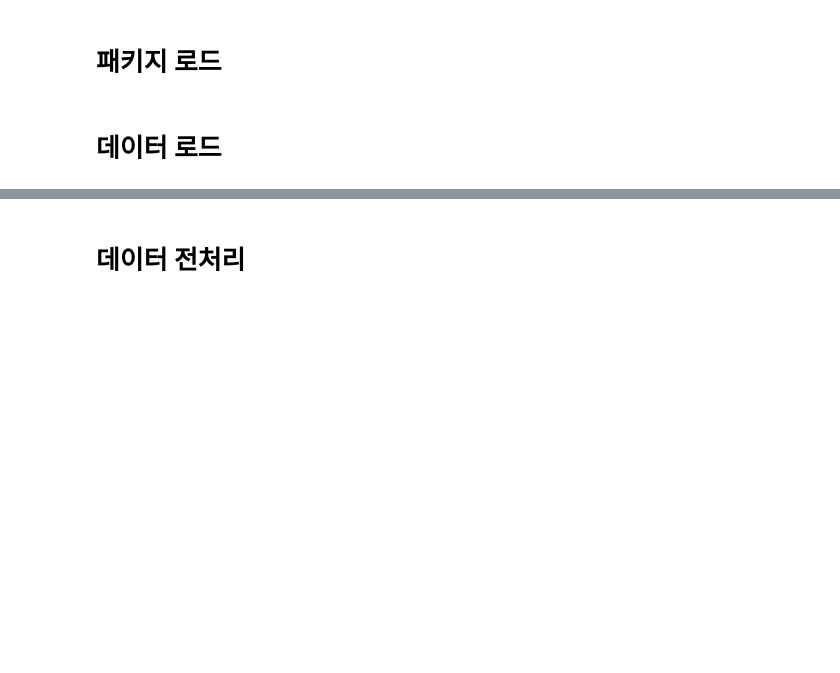
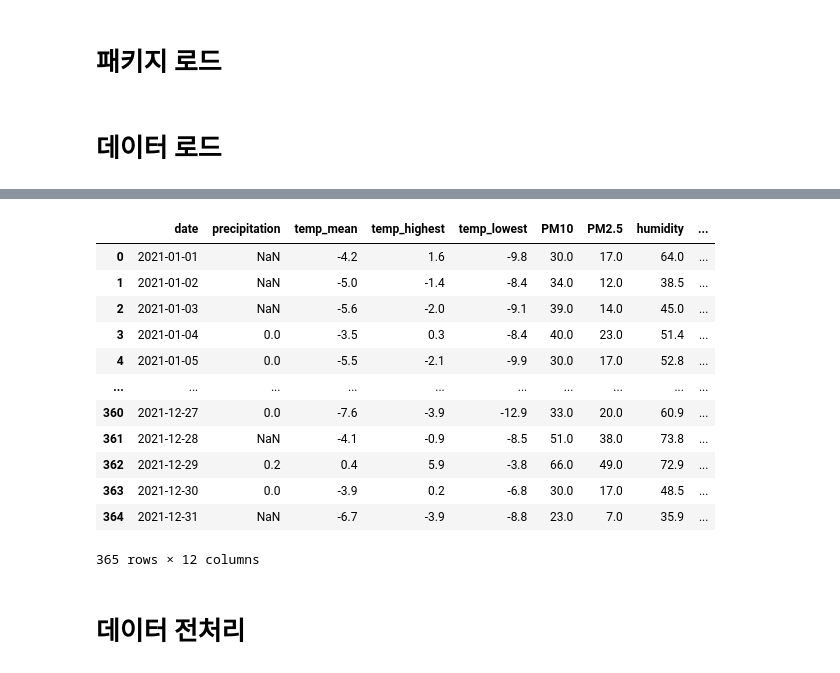
Before and after one commit to SoobinCha99/Competition, a Jupyter notebook: seoul_bike/rental_prediction_v02.ipynb, the cells around one changed output, grey strips where cells are left out. Cells and saved outputs as stored; diff of their text form; code cells hidden in the pictures; blank space fills up the shorter version.

```diff
--- a/seoul_bike/rental_prediction_v02.ipynb
+++ b/seoul_bike/rental_prediction_v02.ipynb
@@ -34,3 +50,19 @@ sample_submission = pd.read_csv('./data/sample_submission.csv')
+# %%
+test
+# %% [output]
+|  | date | precipitation | temp_mean | temp_highest | temp_lowest | PM10 | PM2.5 | humidity | ... |
+| 0 | 2021-01-01 | NaN | -4.2 | 1.6 | -9.8 | 30.0 | 17.0 | 64.0 | ... |
+| 1 | 2021-01-02 | NaN | -5.0 | -1.4 | -8.4 | 34.0 | 12.0 | 38.5 | ... |
+| 2 | 2021-01-03 | NaN | -5.6 | -2.0 | -9.1 | 39.0 | 14.0 | 45.0 | ... |
+| 3 | 2021-01-04 | 0.0 | -3.5 | 0.3 | -8.4 | 40.0 | 23.0 | 51.4 | ... |
+| 4 | 2021-01-05 | 0.0 | -5.5 | -2.1 | -9.9 | 30.0 | 17.0 | 52.8 | ... |
+| ... | ... | ... | ... | ... | ... | ... | ... | ... | ... |
+| 360 | 2021-12-27 | 0.0 | -7.6 | -3.9 | -12.9 | 33.0 | 20.0 | 60.9 | ... |
+| 361 | 2021-12-28 | NaN | -4.1 | -0.9 | -8.5 | 51.0 | 38.0 | 73.8 | ... |
+| 362 | 2021-12-29 | 0.2 | 0.4 | 5.9 | -3.8 | 66.0 | 49.0 | 72.9 | ... |
+| 363 | 2021-12-30 | 0.0 | -3.9 | 0.2 | -6.8 | 30.0 | 17.0 | 48.5 | ... |
+| 364 | 2021-12-31 | NaN | -6.7 | -3.9 | -8.8 | 23.0 | 7.0 | 35.9 | ... |
+365 rows × 12 columns
 # %% [markdown]
 # 데이터 전처리
 # %%
```
Also changed, not shown: parts of 2 cells of this notebook, 17 other files.
